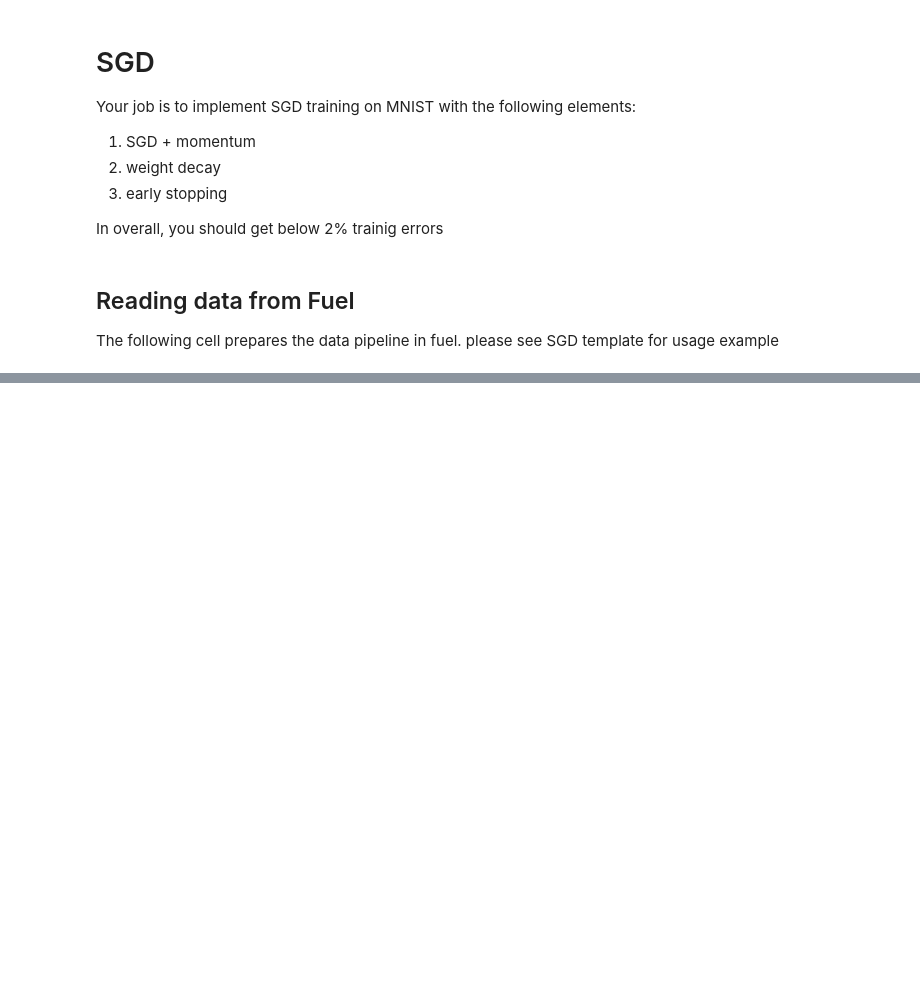
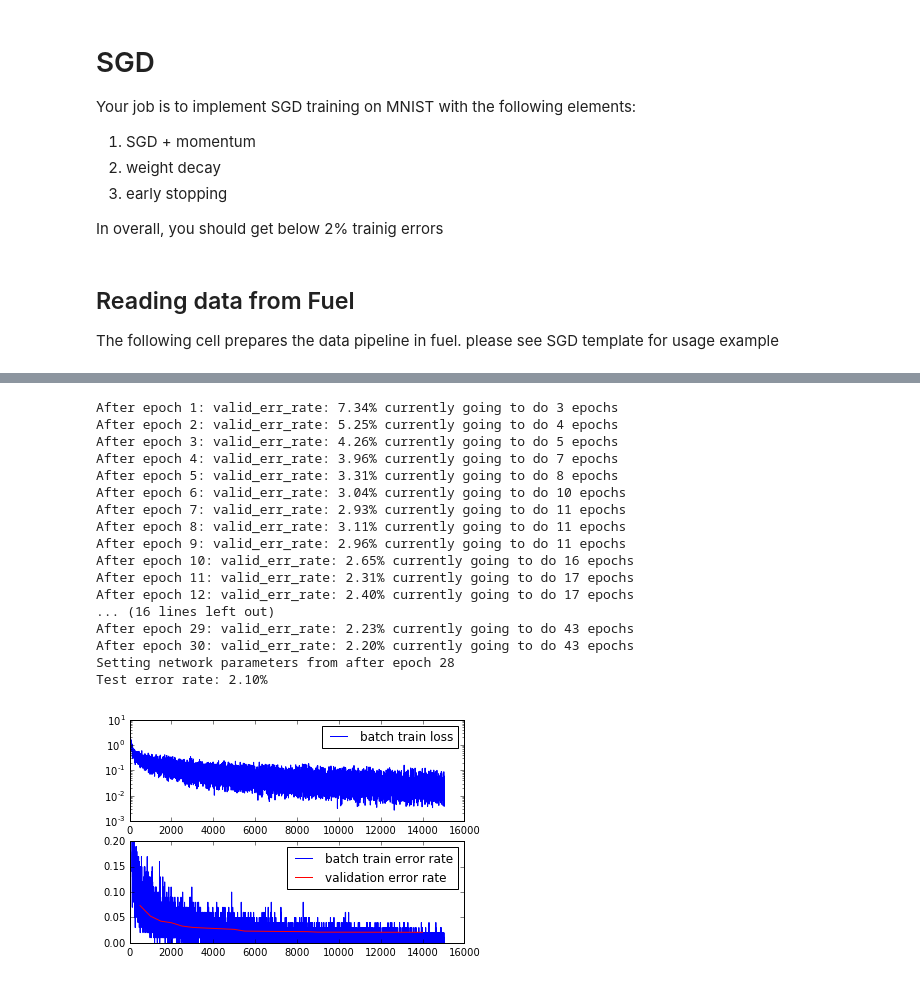
Before and after one commit to ciechowoj/nn_assignments, a Jupyter notebook: assignment5/starter_code_problems_6_12.ipynb, the cells around one changed output, grey strips where cells are left out. Cells and saved outputs as stored; diff of their text form; code cells hidden in the pictures; blank space fills up the shorter version.

```diff
--- a/assignment5/starter_code_problems_6_12.ipynb
+++ b/assignment5/starter_code_problems_6_12.ipynb
@@ -499,0 +526,21 @@ compute_error_rate(net, mnist_test_stream)
+# %%
+instance(128, 1e-1, 1, 1e-5, 5e-2, 1e-1, True)
+# %% [output]
+After epoch 1: valid_err_rate: 7.34% currently going to do 3 epochs
+After epoch 2: valid_err_rate: 5.25% currently going to do 4 epochs
+After epoch 3: valid_err_rate: 4.26% currently going to do 5 epochs
+After epoch 4: valid_err_rate: 3.96% currently going to do 7 epochs
+After epoch 5: valid_err_rate: 3.31% currently going to do 8 epochs
+After epoch 6: valid_err_rate: 3.04% currently going to do 10 epochs
+After epoch 7: valid_err_rate: 2.93% currently going to do 11 epochs
+After epoch 8: valid_err_rate: 3.11% currently going to do 11 epochs
+After epoch 9: valid_err_rate: 2.96% currently going to do 11 epochs
+After epoch 10: valid_err_rate: 2.65% currently going to do 16 epochs
+After epoch 11: valid_err_rate: 2.31% currently going to do 17 epochs
+After epoch 12: valid_err_rate: 2.40% currently going to do 17 epochs
+... (16 lines left out)
+After epoch 29: valid_err_rate: 2.23% currently going to do 43 epochs
+After epoch 30: valid_err_rate: 2.20% currently going to do 43 epochs
+Setting network parameters from after epoch 28
+Test error rate: 2.10%
+[figure, added]
```
Also changed, not shown: parts of 13 cells of this notebook.
